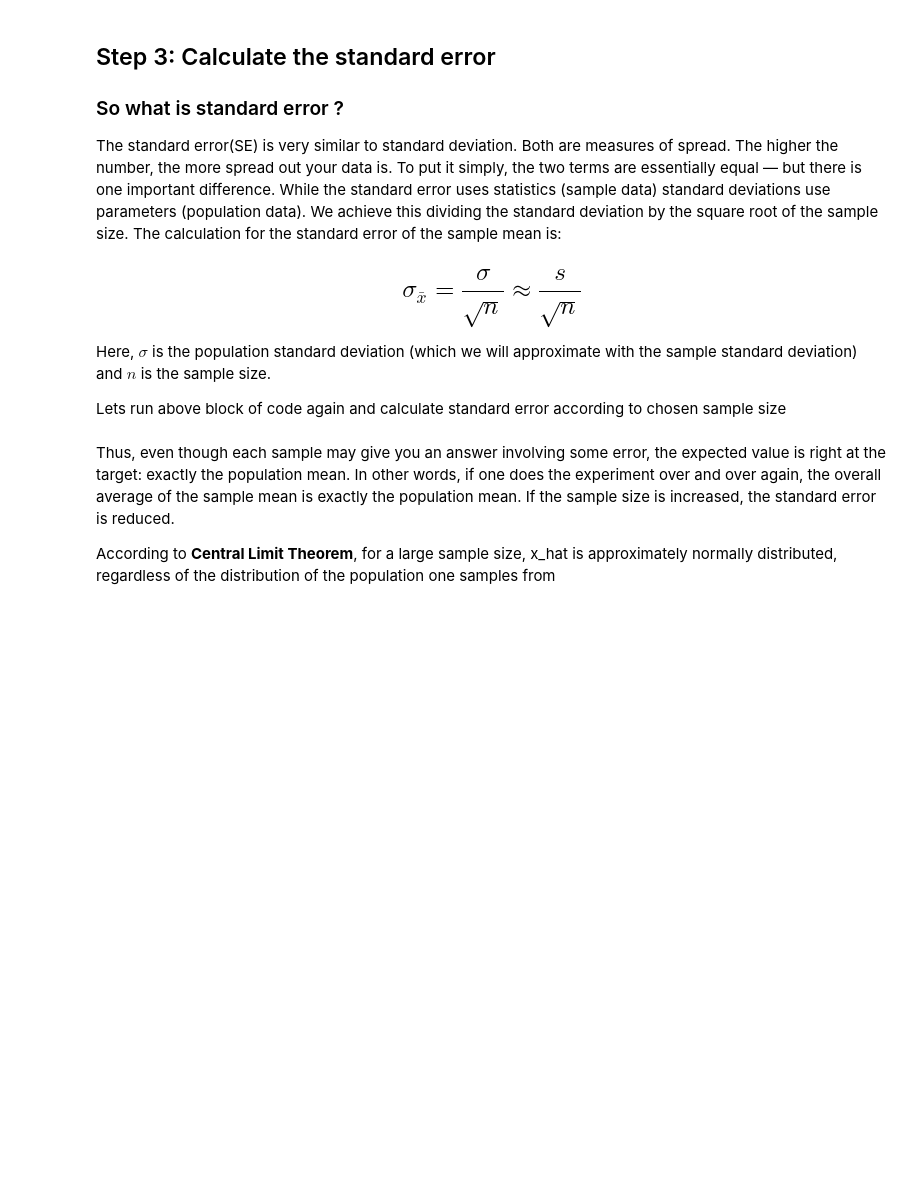
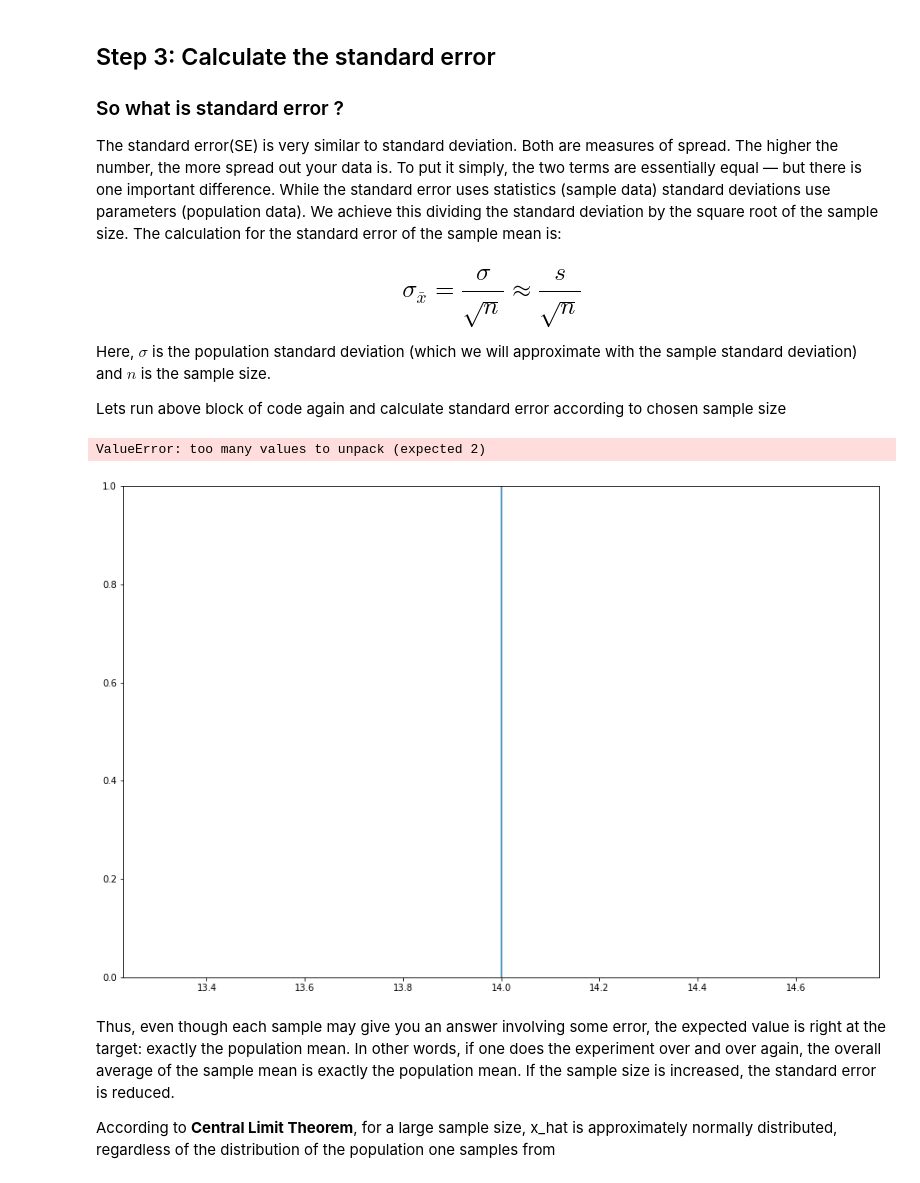
Before and after one commit to lewi0332/dsc-2-19-14-sampling-statistics-nyc-ds-career-012819, a Jupyter notebook: index.ipynb, the cells around one changed output. Cells and saved outputs as stored; diff of their text form; code cells hidden in the pictures; blank space fills up the shorter version.

```diff
--- a/index.ipynb
+++ b/index.ipynb
@@ -334,9 +334,9 @@ Lets run above block of code again and calculate standard error according to cho
 # %%
 
 # Create empty lists for storing sample means, combinations and standard error for each iteration
-means_list = []
-combs_list = []
-err_list = []
+# means_list = []
+# combs_list = []
+# err_list = []
 # Create a for loop with changing sample sizes
 
     # Calculate combinations, means as earlier, append to relevant lists
@@ -346,33 +346,36 @@ err_list = []
     # Calculate and append the standard error by dividing sample means with square root of sample size
 
 
 
     # Visualize sample spread and standard error values for each sample
 
 plt.figure(figsize=(15,10))
 plt.axvline(x=mu, label = "Population mean")
 
 # Create empty lists for storing sample means, combinations and standard error for each iteration
 means_list = []
 combs_list = []
 err_list = []
 for n in (1, 2,3,4,5):
     # Calculate combinations, means and probabilities as earlier
 
     combs, means = sample_means(n, pumpkin_dict)
 
     combs_list.append(combs)
     means_list.append(means)
 
     # Calculate the standard error by dividing sample means with square root of sample size
     err = round(np.std(means)/np.sqrt(n), 2)
     err_list.append(err)
 
     val = n # this is the value where you want the data to appear on the y-axis.
     ar = np.arange(10) # just as an example array
     plt.plot(means, np.zeros_like(means) + val, 'x', label ="Sample size: "+ str(n) + " , Standard Error: "+ str(err) )
     plt.legend()
 plt.show()
+# %% [output]
+ValueError: too many values to unpack (expected 2)
+[figure, added]
 # %% [markdown]
 Thus, even though each sample may give you an answer involving some error, the expected value is right at the target: exactly the population mean. In other words, if one does the experiment over and over again, the overall average of the sample mean is exactly the population mean. If the sample size is increased, the standard error is reduced.
 
```
